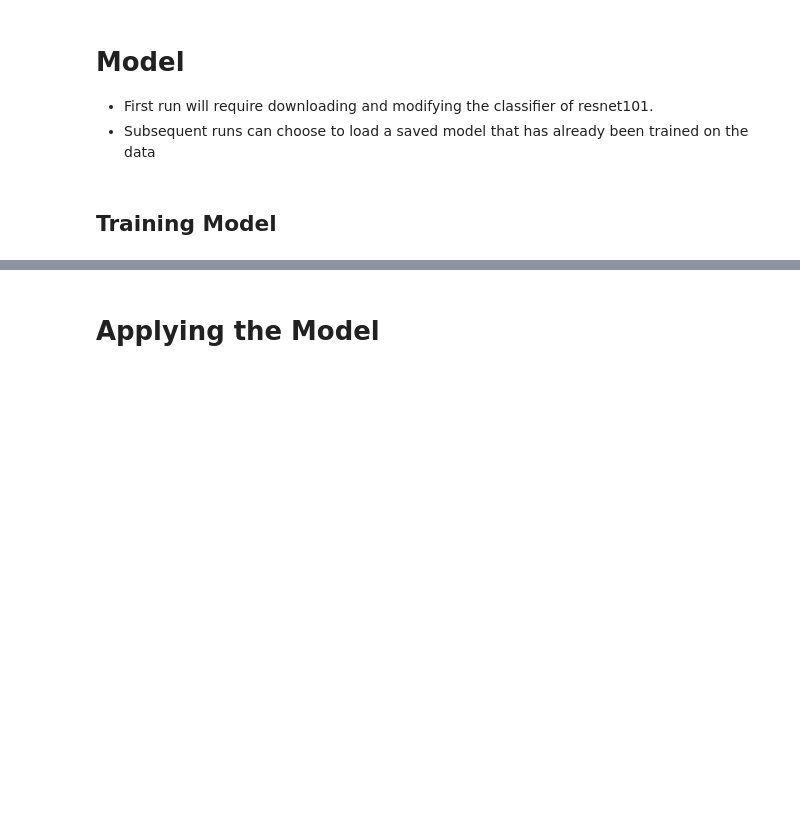
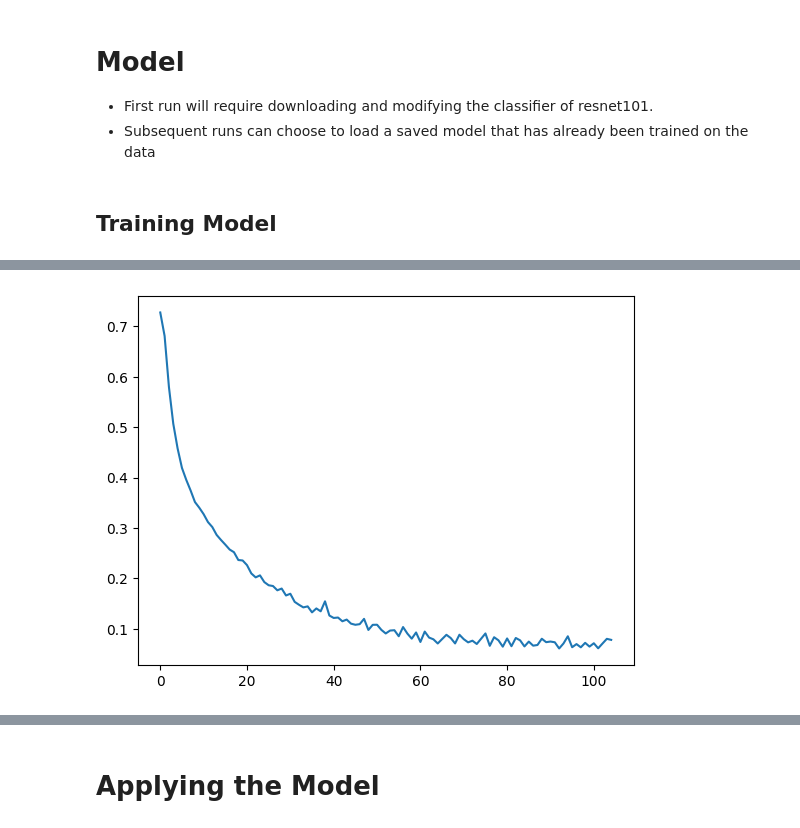
Before and after one commit to NWNHT/F1_Car_Detection, a Jupyter notebook: src/model.ipynb, the cells around one changed output, grey strips where cells are left out. Saved outputs shown, nothing was run; the diff lists cells and outputs as text; code cells hidden in the pictures; blank space fills up the shorter version.

```diff
--- a/src/model.ipynb
+++ b/src/model.ipynb
@@ -127,4 +154,8 @@ Not training model.
 # %%
 # Plot the loss progression of the model
 if len(lossi):
     plt.plot(lossi)
+else:
+    print('Model not trained.')
+# %% [output]
+[figure, added]
```
Also changed, not shown: parts of 8 cells of this notebook, 2 other files.
